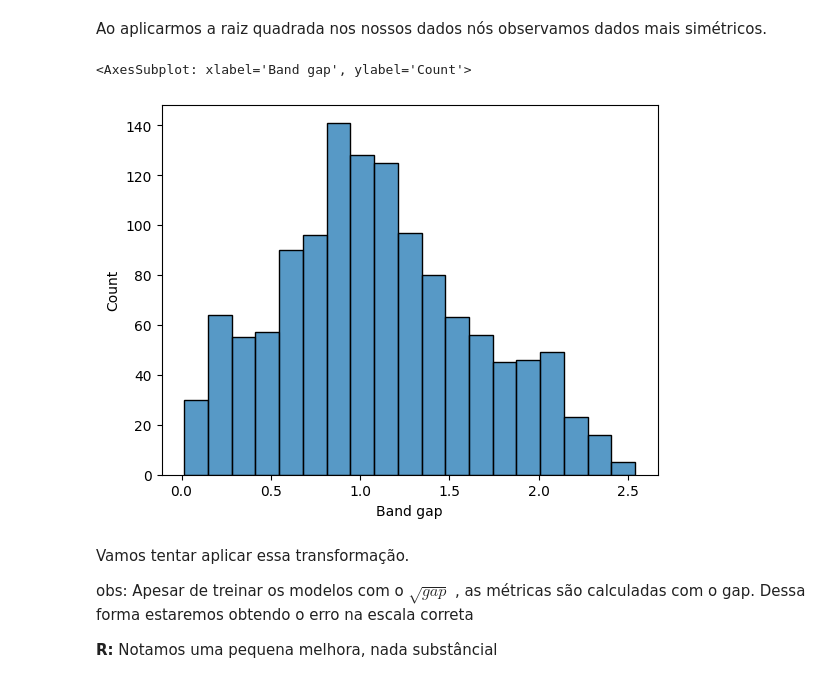
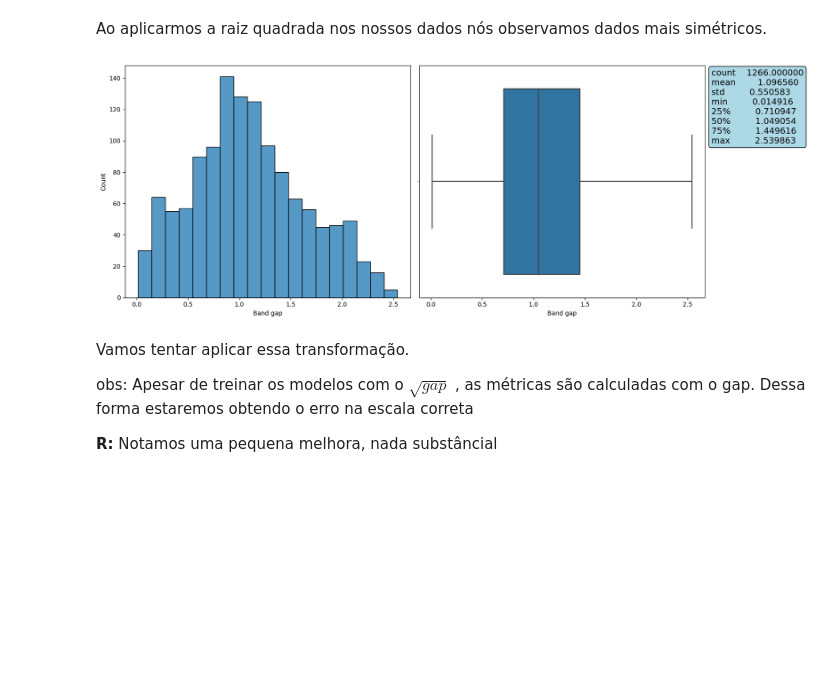
Before and after one commit to Alexandre-Esposte/Machine-learning-aplicado-f-sica, a Jupyter notebook: lista4-project2/lista4-project2.ipynb, the cells around one changed output. Cells and saved outputs as stored; diff of their text form; code cells hidden in the pictures; blank space fills up the shorter version.

```diff
--- a/lista4-project2/lista4-project2.ipynb
+++ b/lista4-project2/lista4-project2.ipynb
@@ -663,11 +663,19 @@ baseline.sort_values(by='mae',ascending=True)
 | dummy | 1.072554 | 1.859217 |
 # %% [markdown]
 Ao aplicarmos a raiz quadrada nos nossos dados nós observamos dados mais  simétricos.
-# %%
-sns.histplot(x=materials['Band gap']**0.5)
-# %% [output]
-<AxesSubplot: xlabel='Band gap', ylabel='Count'>
-[figure, removed]
+# %%
+fig, ax = plt.subplots(1,2,figsize=(14,6))
+sns.histplot(x=materials['Band gap']**0.5,ax=ax[0])
+
+sns.boxplot(x=materials['Band gap']**0.5,ax=ax[1])
+
+
+describe = (materials['Band gap']**0.5).describe().to_string()
+fig.text(1,0.68,describe,fontsize=14, color='black'  , bbox={'facecolor':(173/255, 216/255, 230/255), 'edgecolor':'black','boxstyle':'round'})
+
+plt.tight_layout()
+# %% [output]
+[figure, added]
 # %% [markdown]
  Vamos tentar aplicar essa transformação.
 
```
Also changed, not shown: parts of 23 cells of this notebook, 4 other files.
